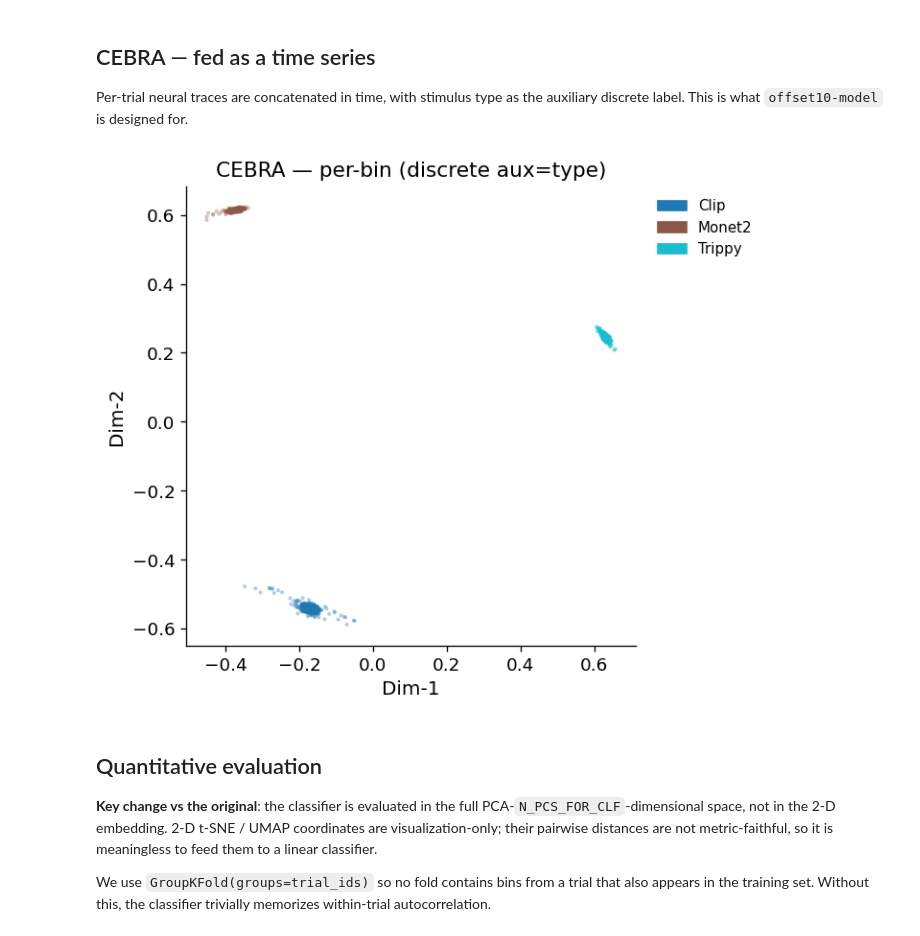
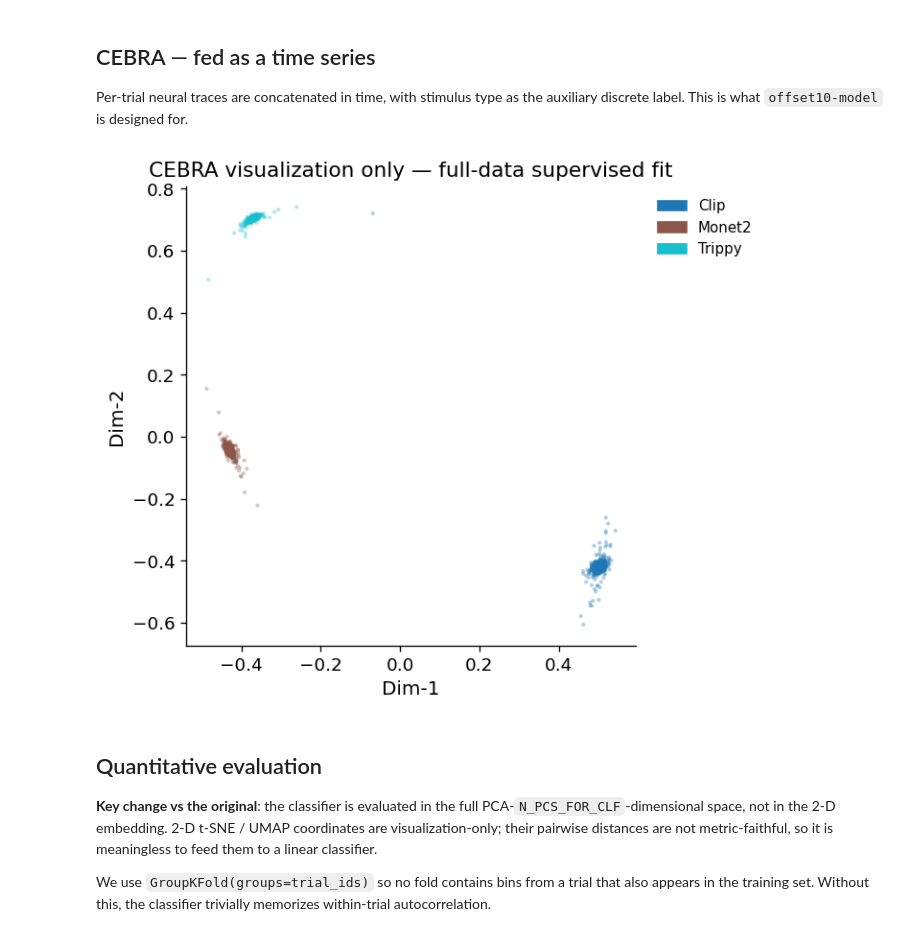
Before and after one commit to Khatibi16/neuroscience, a Jupyter notebook: FILE_individual_timesamples.ipynb, the cells around one changed output. Cells and saved outputs as stored; diff of their text form; code cells hidden in the pictures.

Commit message:
leakage fixes for individual time file

```diff
--- a/FILE_individual_timesamples.ipynb
+++ b/FILE_individual_timesamples.ipynb
@@ -338,48 +389,76 @@ plt.tight_layout(); plt.savefig('fig_ts_tsne_umap.png', dpi=150); plt.show()
 Per-trial neural traces are concatenated in time, with stimulus type as the
 auxiliary discrete label. This is what `offset10-model` is designed for.
 # %%
-R_cebra = None
+# CEBRA visualization only.
+#
+# Important:
+# This fits supervised CEBRA on the full dataset using the stimulus labels.
+# Therefore, this embedding must NOT be used for quantitative decoding.
+# Proper fold-local CEBRA decoding is implemented in the evaluation cell below.
+
+R_cebra_viz = None
+
+CEBRA_PARAMS = dict(
+    model_architecture='offset10-model',
+    batch_size=512,
+    learning_rate=3e-4,
+    temperature=1.0,
+    output_dimension=8,
+    max_iterations=4000,
+    distance='cosine',
+    conditional='discrete',
+    device='cpu',
+    verbose=False,
+)
+
 if CEBRA_AVAILABLE:
     try:
-        # Sort by (trial_id, time_idx) so CEBRA sees coherent temporal chunks.
         order = np.lexsort((time_idx, trial_ids))
         R_ordered = R_scaled[order].astype(np.float32)
         y_ordered = y[order].astype(np.int64)
 
-        cb = cebra.CEBRA(
-            model_architecture='offset10-model',
-            batch_size=512,
-            learning_rate=3e-4,
-            temperature=1.0,
-            output_dimension=8,
-            max_iterations=4000,
-            distance='cosine',
-            conditional='discrete',     # type label as discrete aux
-            device='cpu',
-            verbose=True,
-        )
-        cb.fit(R_ordered, y_ordered)
-        R_cebra_ord = cb.transform(R_ordered)
-        # Undo the reorder so R_cebra aligns with labels / trial_ids / etc.
-        inv = np.empty_like(order); inv[order] = np.arange(len(order))
-        R_cebra = R_cebra_ord[inv]
+        cb_viz = cebra.CEBRA(**CEBRA_PARAMS)
+        cb_viz.fit(R_ordered, y_ordered)
 
-        fig, ax = plt.subplots(figsize=(6,5))
+        R_cebra_ord = cb_viz.transform(R_ordered)
+
+        inv = np.empty_like(order)
+        inv[order] = np.arange(len(order))
+        R_cebra_viz = R_cebra_ord[inv]
+
+        fig, ax = plt.subplots(figsize=(6, 5))
         for lbl in unique_labels:
             m = labels == lbl
-            ax.scatter(R_cebra[m,0], R_cebra[m,1], color=label_to_color[lbl],
-                       alpha=0.35, s=6, edgecolors='none')
-        ax.set_title('CEBRA — per-bin (discrete aux=type)')
-        ax.set_xlabel('Dim-1'); ax.set_ylabel('Dim-2')
-        ax.legend(handles=legend_patches, bbox_to_anchor=(1.02,1), loc='upper left', fontsize=9)
-        plt.tight_layout(); plt.savefig('fig_ts_cebra.png', dpi=150); plt.show()
+            ax.scatter(
+                R_cebra_viz[m, 0],
+                R_cebra_viz[m, 1],
+                color=label_to_color[lbl],
+                alpha=0.35,
+                s=6,
+                edgecolors='none',
+            )
+
+        ax.set_title('CEBRA visualization only — full-data supervised fit')
+        ax.set_xlabel('Dim-1')
+        ax.set_ylabel('Dim-2')
+        ax.legend(
+            handles=legend_patches,
+            bbox_to_anchor=(1.02, 1),
+            loc='upper left',
+            fontsize=9,
+        )
+
+        plt.tight_layout()
+        plt.savefig('fig_ts_cebra_viz_only.png', dpi=150)
+        plt.show()
+
     except Exception as e:
-        print(f'CEBRA failed: {e}')
-        R_cebra = None
+        print(f'CEBRA visualization failed: {e}')
+        R_cebra_viz = None
 else:
     print('CEBRA not installed')
 # %% [output]
-[figure, old version]
+[figure, new version]
 # %% [markdown]
 ## Quantitative evaluation
 
```
Also changed, not shown: parts of 9 cells of this notebook, 4 other files.
